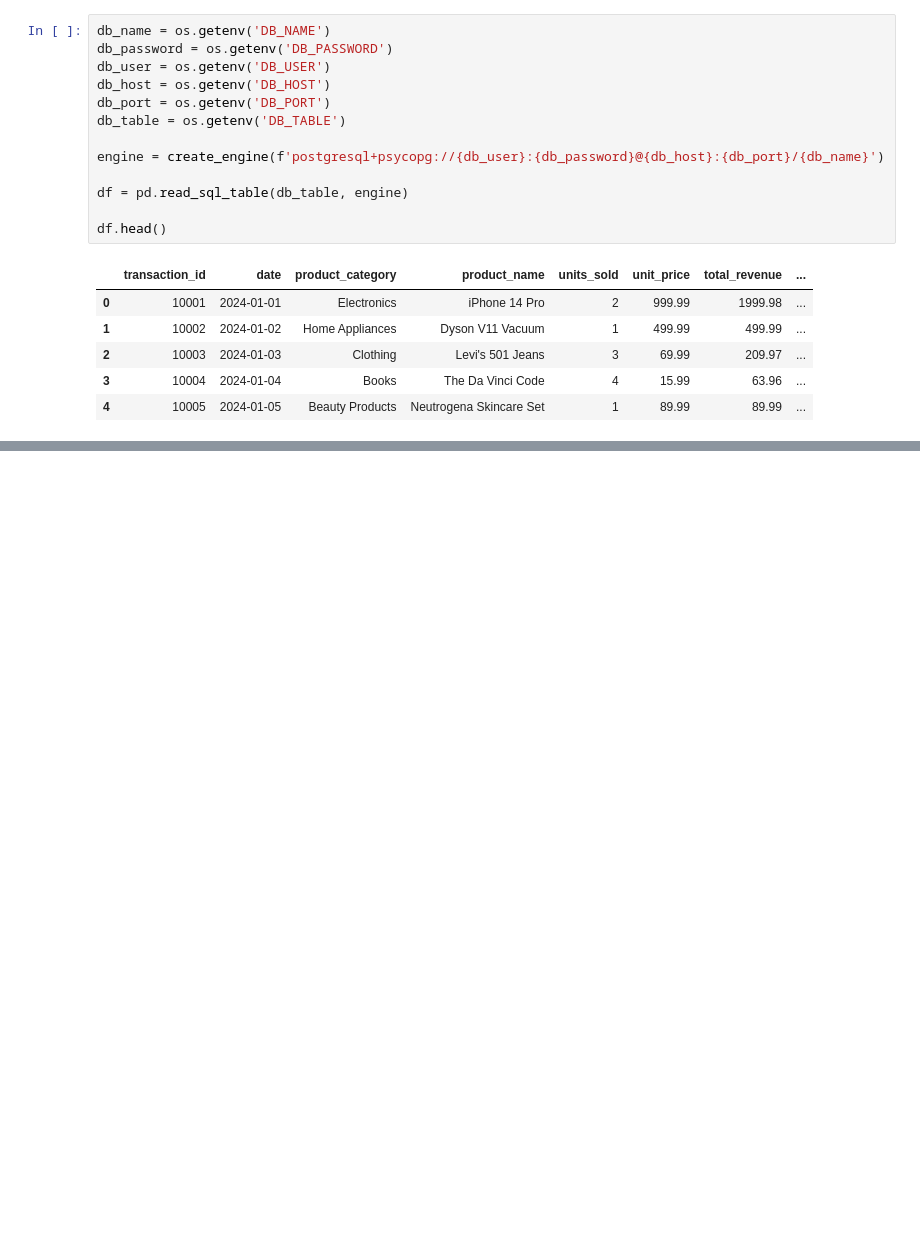
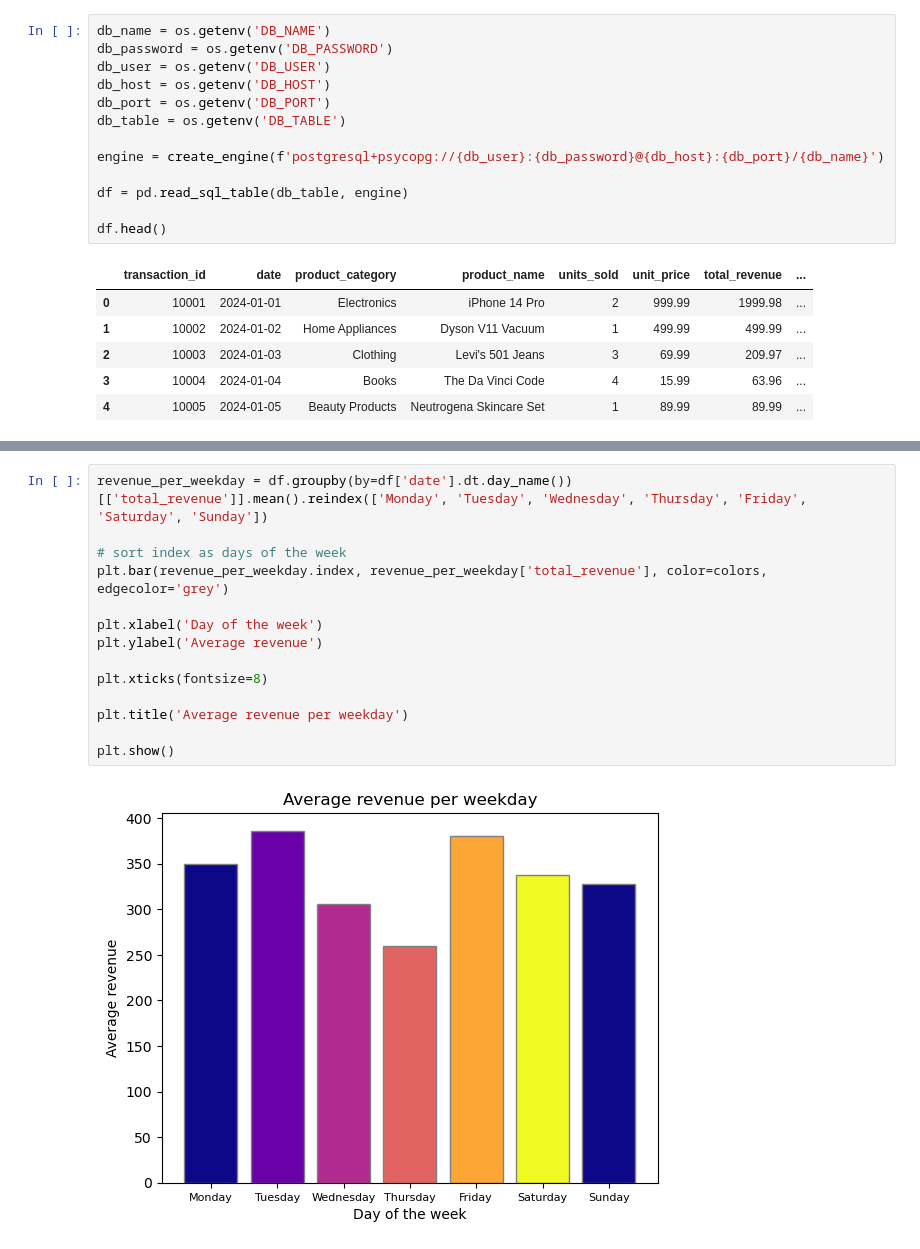
Before and after one commit to miloszczapla/sales-data, a Jupyter notebook: sales.ipynb, the cells around one changed output, grey strips where cells are left out. Drawn from its saved outputs; the diff is of its cells as text; blank space fills up the shorter version.

```diff
--- a/sales.ipynb
+++ b/sales.ipynb
@@ -47,0 +87,16 @@ plt.show()
+# %%
+revenue_per_weekday = df.groupby(by=df['date'].dt.day_name())[['total_revenue']].mean().reindex(['Monday', 'Tuesday', 'Wednesday', 'Thursday', 'Friday', 'Saturday', 'Sunday'])
+
+# sort index as days of the week
+plt.bar(revenue_per_weekday.index, revenue_per_weekday['total_revenue'], color=colors, edgecolor='grey')
+
+plt.xlabel('Day of the week')
+plt.ylabel('Average revenue')
+
+plt.xticks(fontsize=8)
+
+plt.title('Average revenue per weekday')
+
+plt.show()
+# %% [output]
+[figure, added]
```
Also changed, not shown: parts of 5 cells of this notebook.
